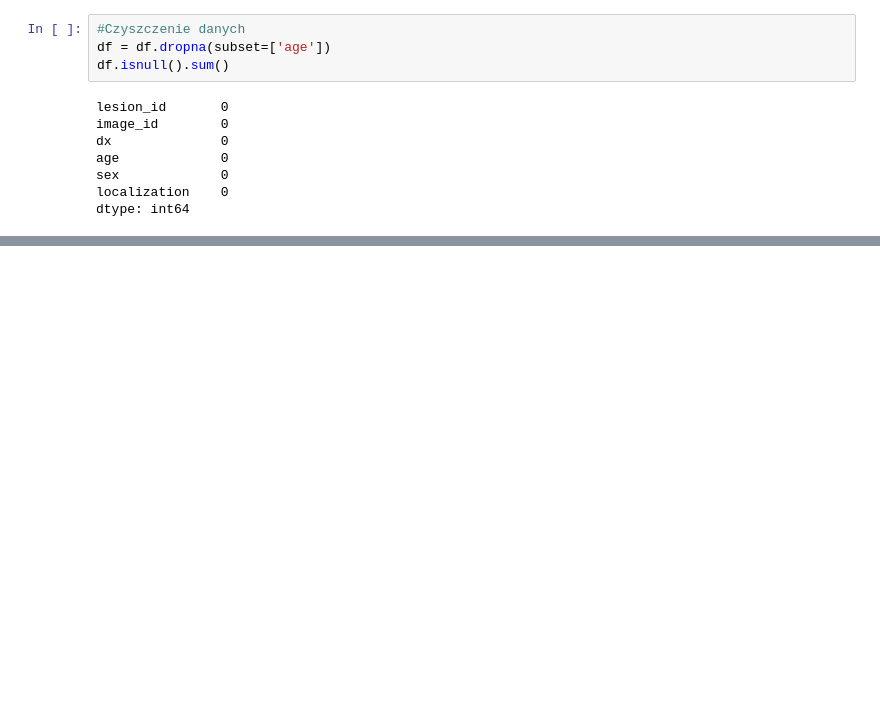
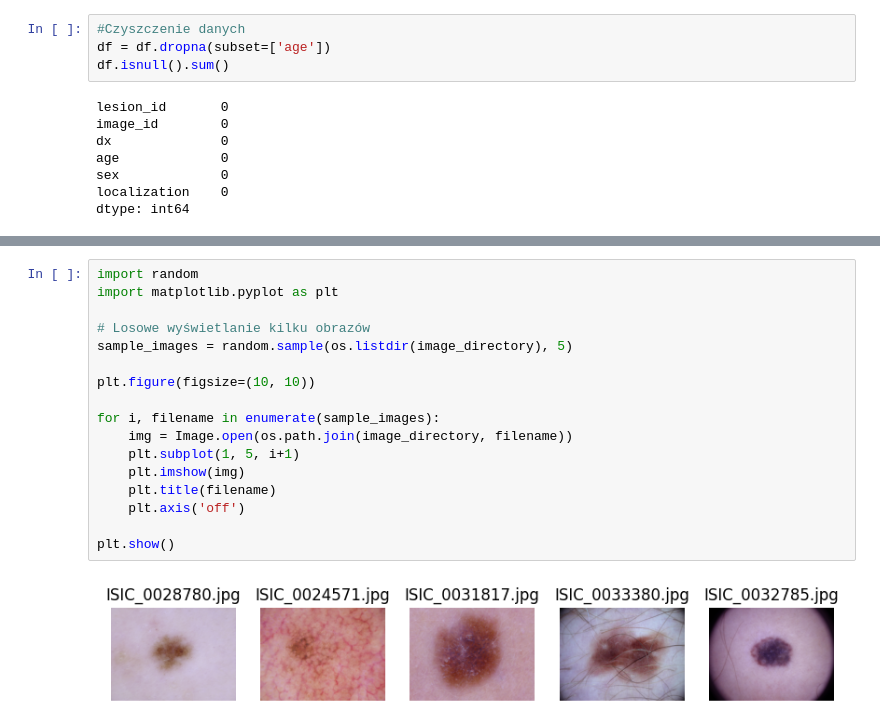
Before and after one commit to pvtka/CNN_HAM10000, a Jupyter notebook: code.ipynb, the cells around one changed output, grey strips where cells are left out. Drawn from its saved outputs; the diff is of its cells as text; blank space fills up the shorter version.

```diff
--- a/code.ipynb
+++ b/code.ipynb
@@ -136,0 +155,19 @@ for filename in files:
+# %%
+import random
+import matplotlib.pyplot as plt
+
+# Losowe wyświetlanie kilku obrazów
+sample_images = random.sample(os.listdir(image_directory), 5)
+
+plt.figure(figsize=(10, 10))
+
+for i, filename in enumerate(sample_images):
+    img = Image.open(os.path.join(image_directory, filename))
+    plt.subplot(1, 5, i+1)
+    plt.imshow(img)
+    plt.title(filename)
+    plt.axis('off')
+
+plt.show()
+# %% [output]
+[figure, added]
```
Also changed, not shown: parts of 22 cells of this notebook.
